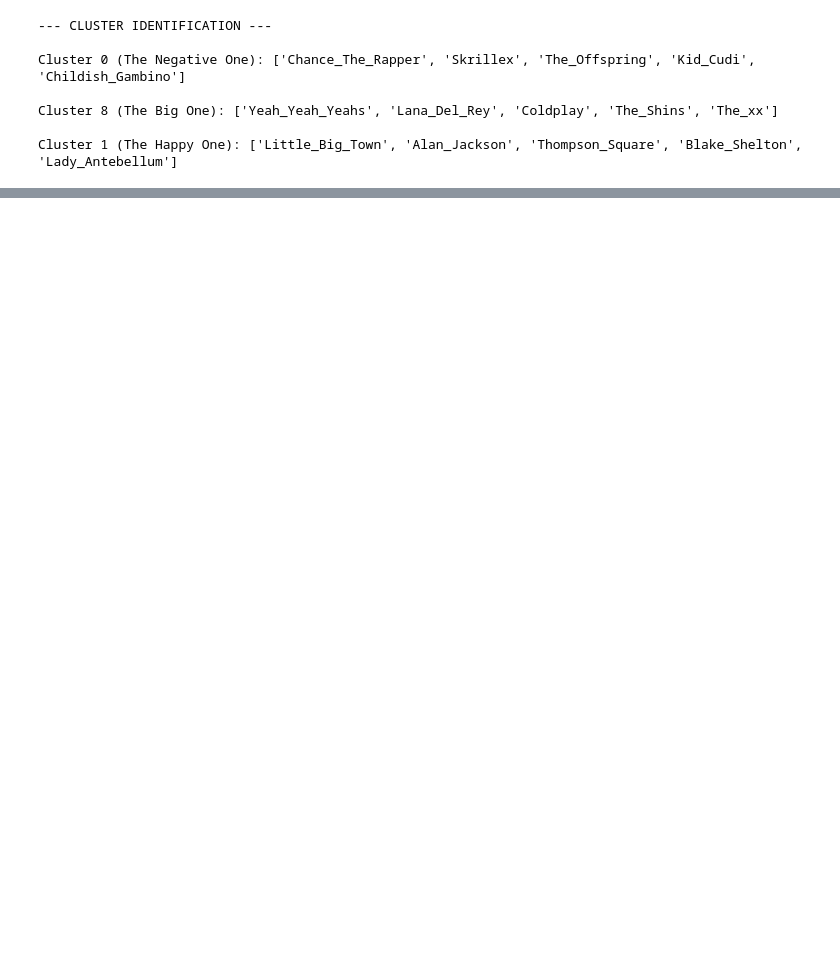
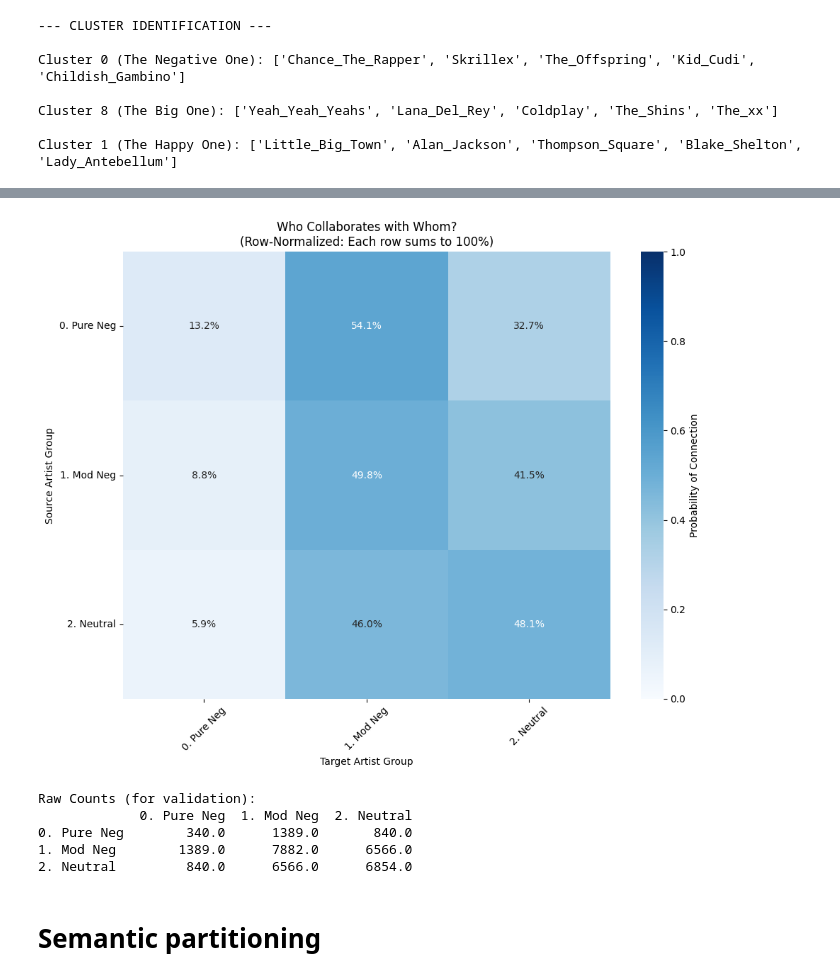
Before and after one commit to noanorgaard/SocialGraphs, a Jupyter notebook: Project/MUSIC/Sentiment.ipynb, the cells around one changed output, grey strips where cells are left out. Cells and saved outputs as stored; diff of their text form; code cells hidden in the pictures; blank space fills up the shorter version.

```diff
--- a/Project/MUSIC/Sentiment.ipynb
+++ b/Project/MUSIC/Sentiment.ipynb
@@ -375,7 +577,7 @@ import community.community_louvain as community_louvain
 from collections import Counter
 
 # --- 1. Load the graph with pre-calculated sentiment ---
-G_path = Path(r"C:\Users\Madsl\Dropbox\DTU\Kand\2.semester\Socialgraphs_and_interactions\SocialGraphs\SocialGraphs\Project\MUSIC\artist_network_with_sentiment.graphml")
+G_path = Path(r"C:\Users\Madsl\Dropbox\DTU\Kand\2.semester\Socialgraphs_and_interactions\SocialGraphs\SocialGraphs\Project\MUSIC\artist_network_nuanced_sentiment.graphml")
 
 print("Loading graph with pre-calculated sentiment...")
 G = nx.read_graphml(str(G_path))
@@ -479,0 +757,69 @@ Calculating node degree for size...
+# %%
+import networkx as nx
+import pandas as pd
+import seaborn as sns
+import matplotlib.pyplot as plt
+import numpy as np
+
+# --- 1. PREPARE THE GRAPH ---
+# We take the partition dict {node_id: 0, node_id: 4...} and save it to the graph
+# This creates a NEW attribute called 'sentiment_group' on every node.
+nx.set_node_attributes(G, sentiment_partition, "sentiment_group")
+
+# --- 2. COMPUTE MIXING MATRIX ---
+# Now we look at the 'sentiment_group' (0-4), NOT the raw 'sentiment_compound'
+mixing_matrix = nx.attribute_mixing_matrix(
+    G,
+    "sentiment_group",
+    mapping=None,  # Not needed, the values are already integers 0-4
+    normalized=False
+)
+
+# Convert to DataFrame
+# Ensure the index matches the actual groups found (0 to 4)
+labels = ["0. Pure Neg", "1. Mod Neg", "2. Neutral", "3. Mod Pos", "4. Pure Pos"]
+
+# Safety check: If a group is empty (e.g., no one is in group 2), the matrix might be smaller
+# This ensures we match the shape dynamically
+n_groups = mixing_matrix.shape[0]
+current_labels = labels[:n_groups]
+
+df_mix = pd.DataFrame(mixing_matrix, index=current_labels, columns=current_labels)
+
+# --- 3. NORMALIZE BY ROW (Probability) ---
+# "Given a starting artist in Row X, what % of their links go to Column Y?"
+# This handles the fact that Group 4 is huge.
+row_sums = df_mix.sum(axis=1)
+# Avoid division by zero if a group has 0 edges
+df_percent = df_mix.div(row_sums.replace(0, 1), axis=0)
+
+# --- 4. PLOT ---
+plt.figure(figsize=(10, 8))
+sns.heatmap(
+    df_percent,
+    annot=True,       # Show the numbers
+    fmt=".1%",        # Format as percent
+    cmap="Blues",     # Blue color scheme
+    cbar_kws={'label': 'Probability of Connection'},
+    vmin=0, vmax=1    # Fix scale 0-100% for consistency
+)
+
+plt.title("Who Collaborates with Whom?\n(Row-Normalized: Each row sums to 100%)")
+plt.ylabel("Source Artist Group")
+plt.xlabel("Target Artist Group")
+plt.xticks(rotation=45)
+plt.yticks(rotation=0)
+plt.tight_layout()
+plt.show()
+
+print("Raw Counts (for validation):")
+print(df_mix)
+# %% [output]
+[figure, added]
+Raw Counts (for validation):
+             0. Pure Neg  1. Mod Neg  2. Neutral
+0. Pure Neg        340.0      1389.0       840.0
+1. Mod Neg        1389.0      7882.0      6566.0
+2. Neutral         840.0      6566.0      6854.0
+# %% [markdown]
+# Semantic partitioning
```
Also changed, not shown: parts of 20 cells of this notebook.
